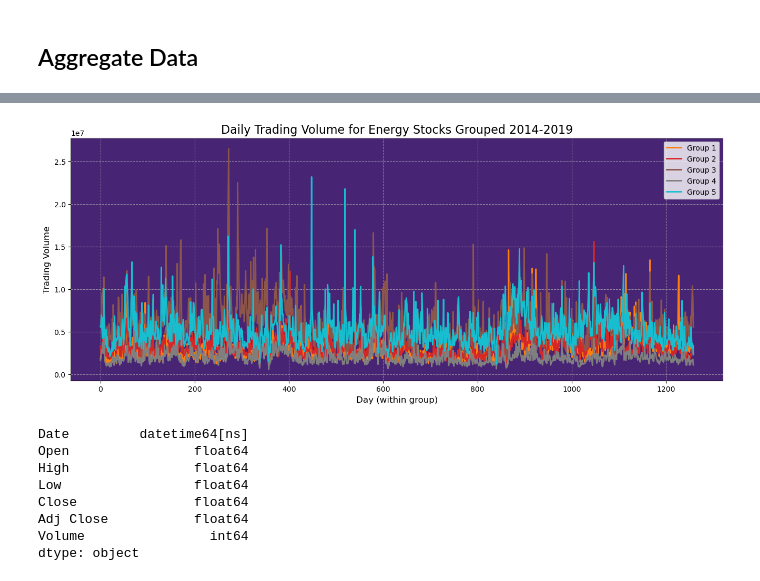
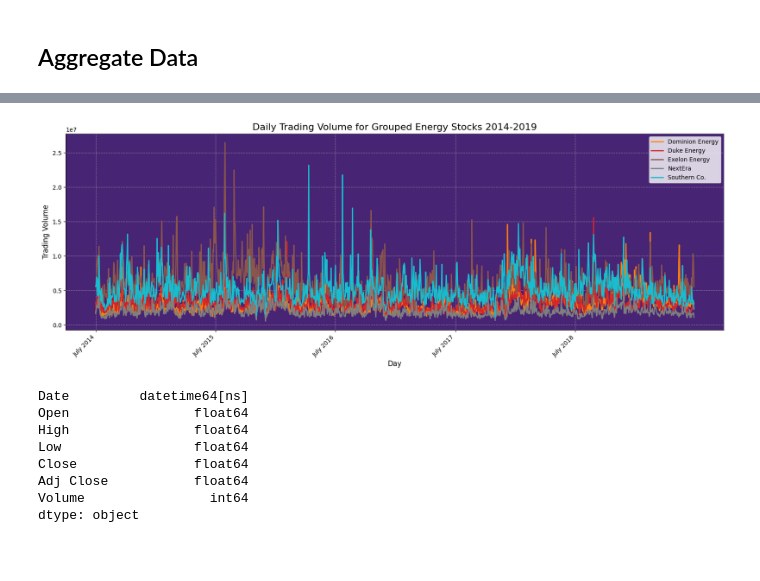
Before and after one commit to c-grigsby/kaggle-challenges, a Jupyter notebook: energy-stock-investments/notebooks/energy-stock-investments.ipynb, the cells around one changed output, grey strips where cells are left out. Saved outputs shown, nothing was run; the diff lists cells and outputs as text; code cells hidden in the pictures; blank space fills up the shorter version.

```diff
--- a/energy-stock-investments/notebooks/energy-stock-investments.ipynb
+++ b/energy-stock-investments/notebooks/energy-stock-investments.ipynb
@@ -422,32 +452,38 @@ create_trading_volume_graph(df_combined, 'Daily Trading Volume for Aggregated En
 # %%
+groups = ['Dominion Energy', 'Duke Energy', 'Exelon Energy', 'NextEra', 'Southern Co.']
+
 # Number of days per group
 days_per_group = 1259
 # Create color cycle using 'tab10' colormap starting from index 1
 num_groups = int(np.ceil(len(df_combined) / days_per_group))
 colors = plt.cm.tab10(np.linspace(0.1, 1, num_groups))
 # Define figure size and line chart
-plt.figure(figsize=(16, 6))
+plt.figure(figsize=(20, 6))
 # Iterate over groups and plot each with a different color
 for i, (start, end) in enumerate(zip(range(0, len(df_combined), days_per_group),
                                      range(days_per_group, len(df_combined) + days_per_group, days_per_group))):
     plt.plot(range(len(df_combined['Date'][start:end])), df_combined['Volume'][start:end],
-             label=f'Group {i + 1}', color=colors[i], linewidth=2)
+             label=f'{groups[i]}', color=colors[i], linewidth=2)
+# Set x-axis ticks to show years every 252 samples
+xticks_indices = np.arange(0, 1259, 252)
+xticks_labels = df_combined['Date'].iloc[xticks_indices].dt.strftime("July %Y").tolist()
+plt.xticks(xticks_indices, xticks_labels, rotation=45, ha="right")
 # Chart elements
-plt.title('Daily Trading Volume for Energy Stocks Grouped 2014-2019', fontsize=16)
-plt.xlabel('Day (within group)', fontsize=12)
+plt.title('Daily Trading Volume for Grouped Energy Stocks 2014-2019', fontsize=16)
+plt.xlabel('Day', fontsize=12)
 plt.ylabel('Trading Volume', fontsize=12)
 plt.legend()
 plt.grid(True, linestyle='--', alpha=0.7)
 # Adjust the color of the spines
 ax = plt.gca()
 ax.spines['top'].set_color('gray')
 ax.spines['right'].set_color('gray')
 # Background color
 ax.set_facecolor(plt.cm.viridis(0.1))
 
 plt.show()
 # %% [output]
-[figure, old version]
+[figure, new version]
 # %%
 # Convert 'Date' into a datetime object
 df_combined['Date'] = pd.to_datetime(df_combined['Date'])
```
Also changed, not shown: parts of 23 cells of this notebook, 1 other file.
